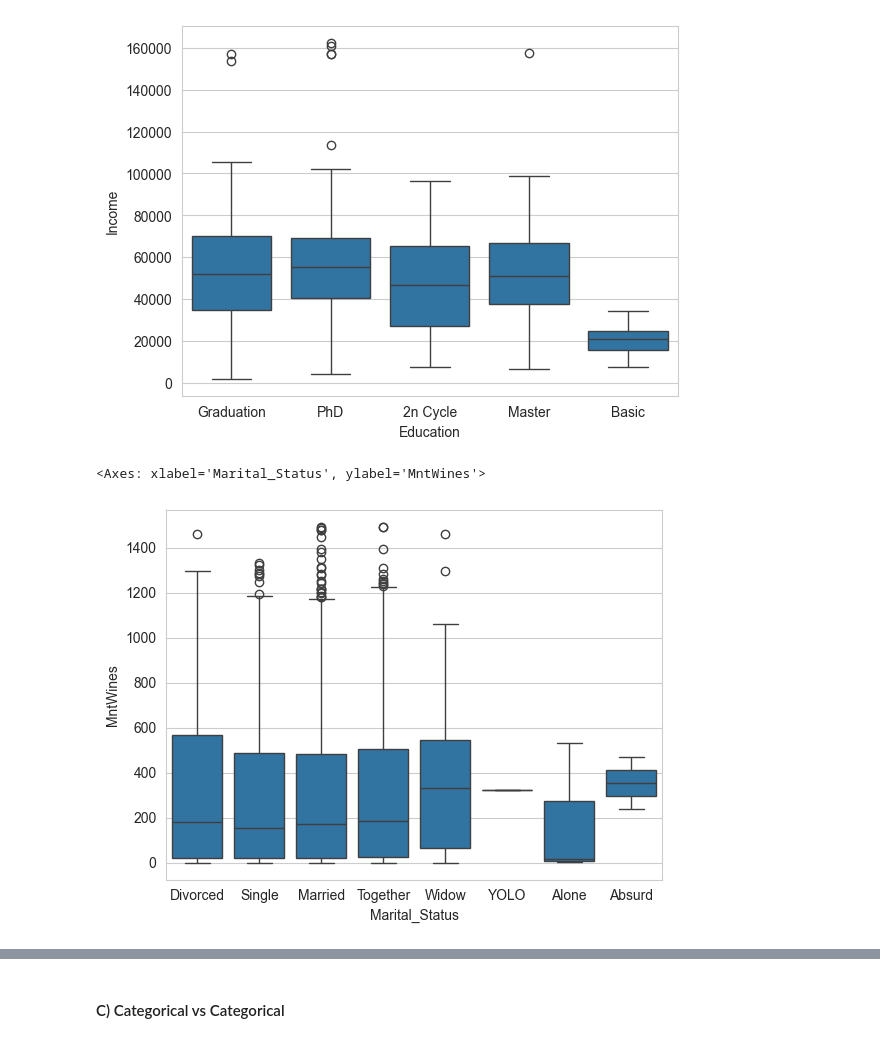
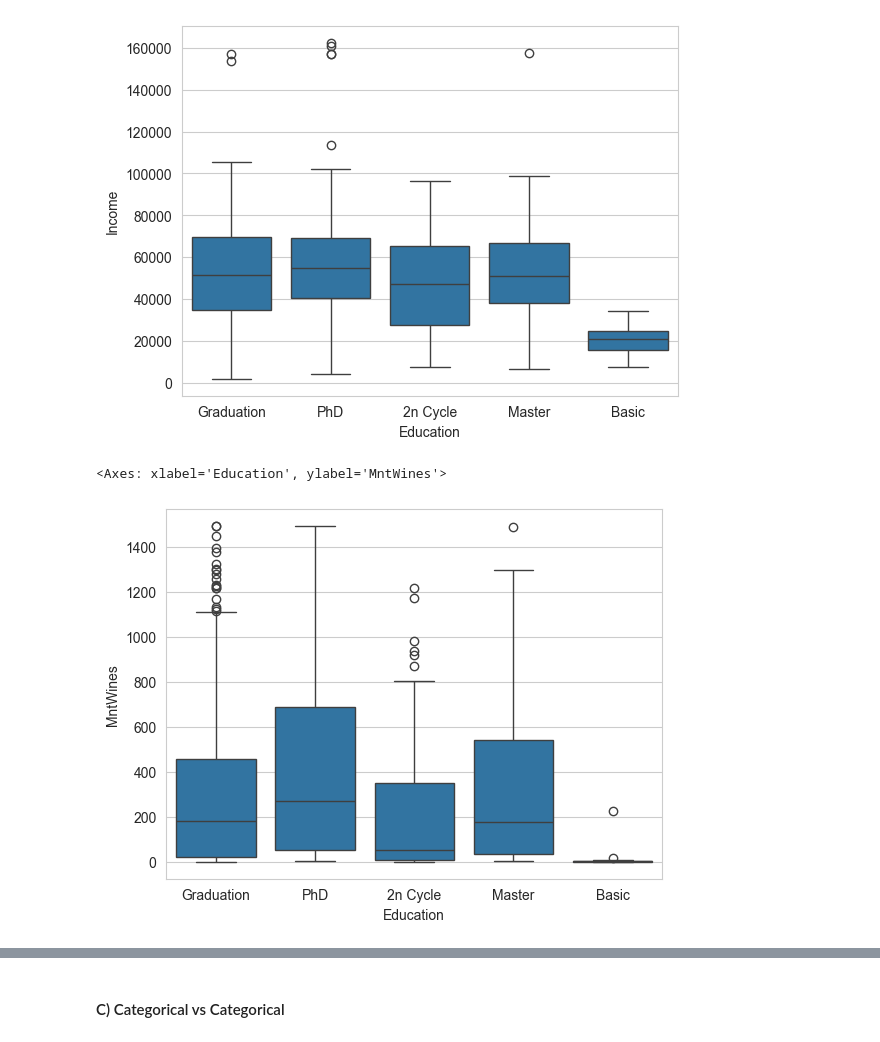
Before and after one commit to Dharm2005/MARKETING-DATA-ANALYSIS, a Jupyter notebook: marketing_data_analysis.ipynb, the cells around one changed output, grey strips where cells are left out. Saved outputs shown, nothing was run; the diff lists cells and outputs as text; code cells hidden in the pictures.

```diff
--- a/marketing_data_analysis.ipynb
+++ b/marketing_data_analysis.ipynb
@@ -25,7 +25,7 @@ import matplotlib.pyplot as plt
 # %% [markdown]
 ### Basic Information of data And data cleaning
 # %%
-df = pd.read_csv("./marketing_data.csv")
+df = pd.read_csv("./Marketing data/marketing_data.csv")
 # %%
 df.head()
 # %% [output]
@@ -115,3 +107,8 @@ Index(['ID', 'Year_Birth', 'Education', 'Marital_Status', 'Income', 'Kidhome',
+# %%
+# missing values in Income row (1.07%)
+# we will use midean to fill missing values because the distribution is skewed , so midean is best optoin to handle that missing values
+
+df['Income'] = df['Income'].fillna(df['Income'].median())
 # %%
 df = df[df['Income'] < 200000] # removing outliers from income columns (1 row)
 
@@ -568,12 +567,12 @@ sns.boxplot(x='Education', y='Income', data=df)
 <Axes: xlabel='Education', ylabel='Income'>
 [figure]
 # %%
-# Marital_Status Vs MntWines
+# Education Vs MntWines
 
-sns.boxplot(x='Marital_Status', y='MntWines', data=df)
+sns.boxplot(x='Education', y='MntWines', data=df)
 # %% [output]
-<Axes: xlabel='Marital_Status', ylabel='MntWines'>
+<Axes: xlabel='Education', ylabel='MntWines'>
-[figure, old version]
+[figure, new version]
 # %%
 # Country Vs NumWebPurchases
 
```
Also changed, not shown: parts of 31 cells of this notebook, 7 other files.
